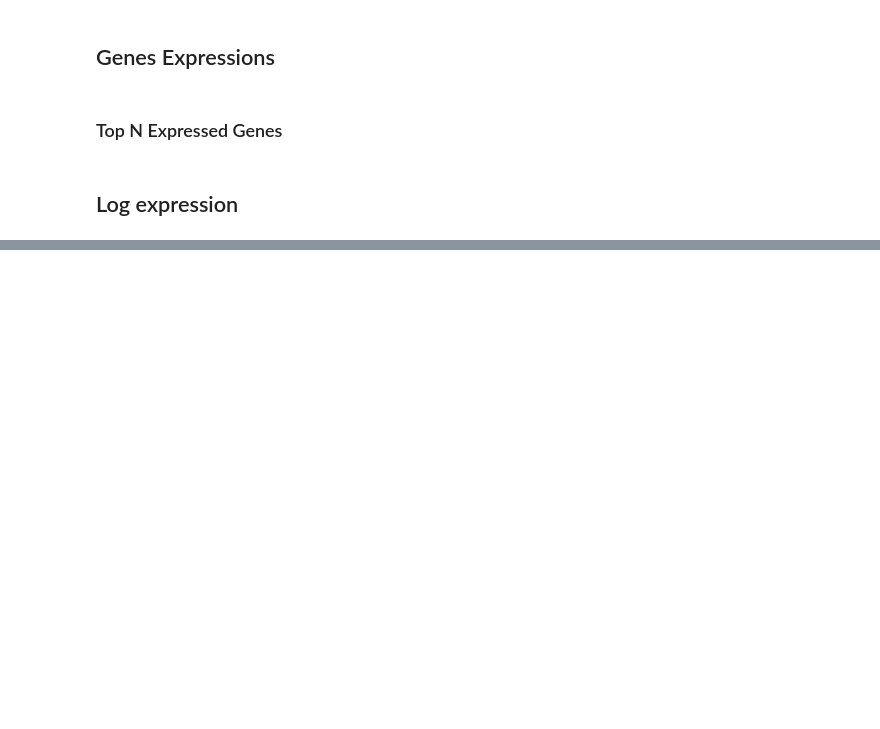
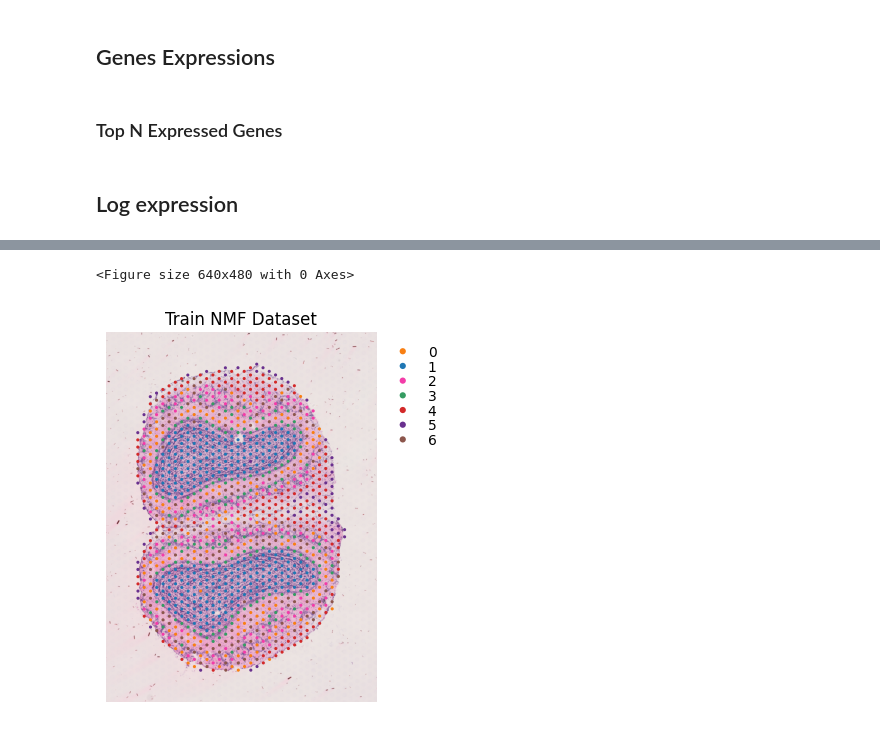
Before and after one commit to GuyAttia/MSC-Final-Project-ST, a Jupyter notebook: notebooks/eda.ipynb, the cells around one changed output, grey strips where cells are left out. Drawn from its saved outputs; the diff is of its cells as text; code cells hidden in the pictures; blank space fills up the shorter version.

```diff
--- a/notebooks/eda.ipynb
+++ b/notebooks/eda.ipynb
@@ -304,0 +296,15 @@ total_exp_over_genes(scaled_x, logx=False, logy=False)
+# %%
+# Load NMF and AE Dataloaders
+dl_train_nmf = torch.load(path.join('/', 'data', 'NMF', 'dl_train.pth'))
+dl_train_ae = torch.load(path.join('/', 'data', 'AE', 'dl_train.pth'))
+
+# Load Ordinal Encoders
+with open(path.join('/', 'data', 'NMF', 'genes_encoder.pkl'), 'rb') as f:
+    nmf_oe_genes = pickle.load(f)
+with open(path.join('/', 'data', 'NMF', 'spots_encoder.pkl'), 'rb') as f:
+    nmf_oe_spots = pickle.load(f)
+
+with open(path.join('/', 'data', 'AE', 'genes_encoder.pkl'), 'rb') as f:
+    ae_oe_genes = pickle.load(f)
+with open(path.join('/', 'data', 'AE', 'spots_encoder.pkl'), 'rb') as f:
+    ae_oe_spots = pickle.load(f)
@@ -304,0 +313,10 @@ total_exp_over_genes(scaled_x, logx=False, logy=False)
+# %%
+nmf_train_genes, nmf_train_spots, nmf_train_expressions = dl_train_nmf.dataset.get_all_data()
+df_nmf_train = pd.DataFrame({'gene': nmf_train_genes, 'spot': nmf_train_spots, 'expression': nmf_train_expressions})
+df_nmf_train[['gene']] = nmf_oe_genes.inverse_transform(df_nmf_train[['gene']].values)
+df_nmf_train[['spot']] = nmf_oe_spots.inverse_transform(df_nmf_train[['spot']].values)
+df_nmf_train_matrix = df_nmf_train.pivot(index='spot', columns='gene', values='expression')
+display(df_nmf_train_matrix.head())
+tmp_genes_locations = [nmf_train_data_obj.var.index.get_loc(key=gene_key) for gene_key in df_nmf_train_matrix.columns]
+# Replace the values
+nmf_train_data_obj.X[:, tmp_genes_locations] = df_nmf_train_matrix.values
@@ -304,0 +332,6 @@ total_exp_over_genes(scaled_x, logx=False, logy=False)
+# %%
+pca_kmeans_clustering(
+    data_obj=nmf_train_data_obj,
+    title='Train NMF Dataset'
+)
+# %% [output]
@@ -304,0 +344,2 @@ total_exp_over_genes(scaled_x, logx=False, logy=False)
+<Figure size 640x480 with 0 Axes>
+[figure, added]
```
Also changed, not shown: parts of 26 cells of this notebook, 5 other files.
